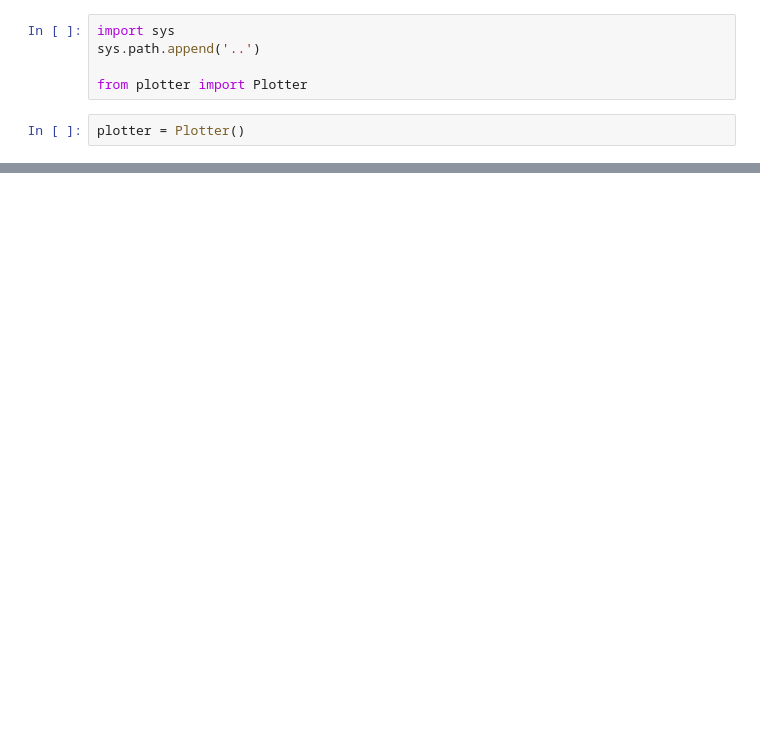
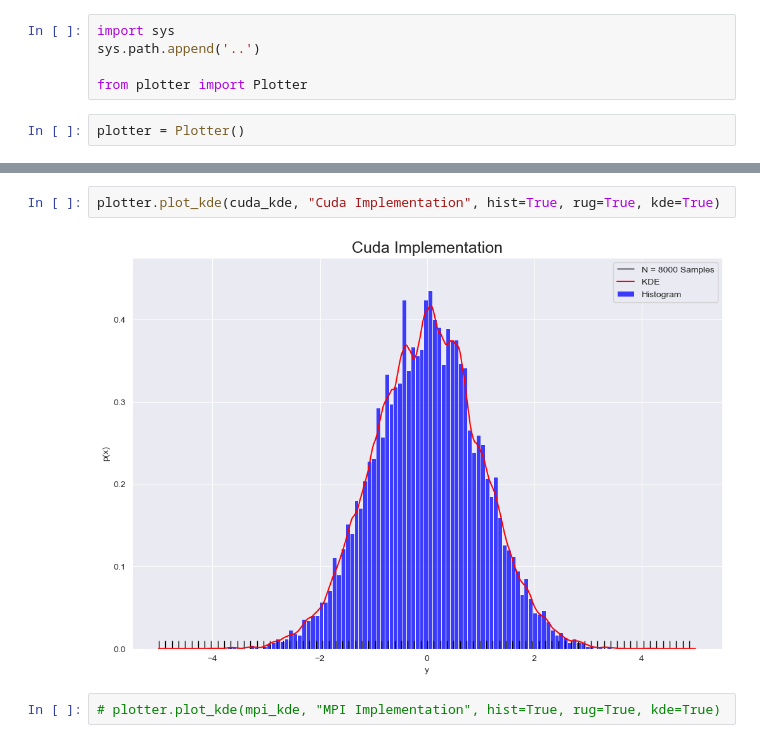
Before and after one commit to namo626/pkde, a Jupyter notebook: notebooks/initial_plots.ipynb, the cells around one changed output, grey strips where cells are left out. Cells and saved outputs as stored; diff of their text form; blank space fills up the shorter version.

```diff
--- a/notebooks/initial_plots.ipynb
+++ b/notebooks/initial_plots.ipynb
@@ -13,0 +16,6 @@ plotter.plot_kde(kde_df, hist=True, rug=True, kde=True)
+# %%
+plotter.plot_kde(cuda_kde, "Cuda Implementation", hist=True, rug=True, kde=True)
+# %% [output]
+[figure, added]
+# %%
+# plotter.plot_kde(mpi_kde, "MPI Implementation", hist=True, rug=True, kde=True)
```
Also changed, not shown: parts of 3 cells of this notebook, 1 other file.
